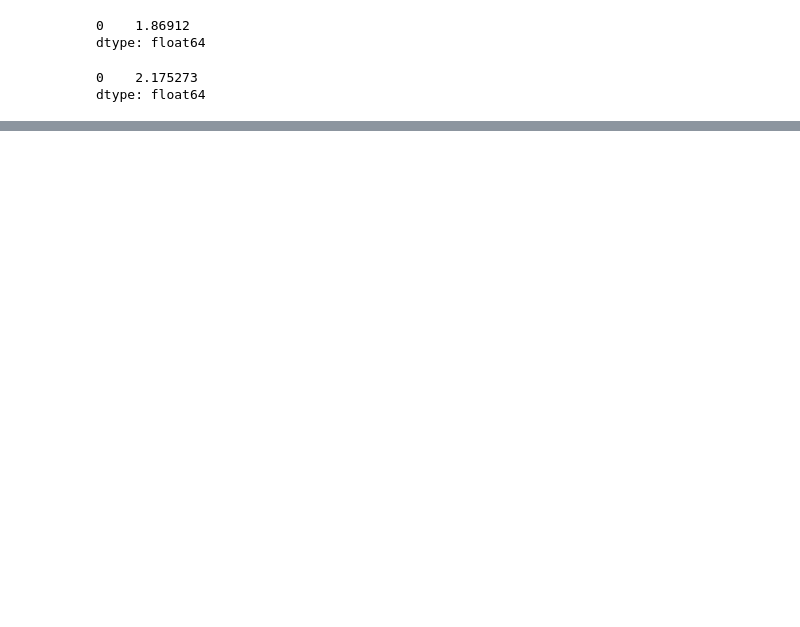
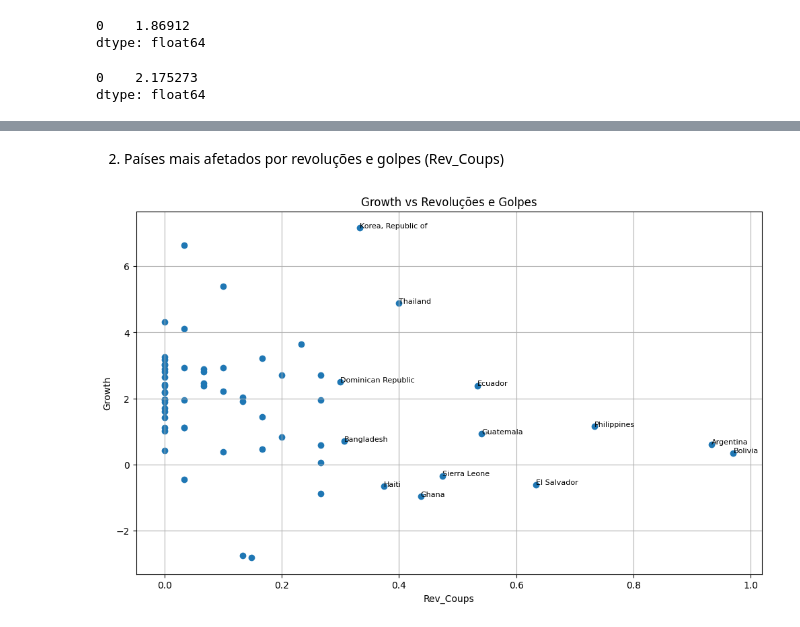
Before and after one commit to batgirlsupimpa/UFSC, a Jupyter notebook: TRABALHO_ECONOMETRIA_GVM.ipynb, the cells around one changed output, grey strips where cells are left out. Saved outputs shown, nothing was run; the diff lists cells and outputs as text; code cells hidden in the pictures; blank space fills up the shorter version.

```diff
--- a/TRABALHO_ECONOMETRIA_GVM.ipynb
+++ b/TRABALHO_ECONOMETRIA_GVM.ipynb
@@ -457,0 +563,30 @@ dtype: float64
+# %% [markdown]
+2. Países mais afetados por revoluções e golpes (Rev_Coups)
+# %%
+plt.figure(figsize=(12,7))
+
+plt.scatter(
+    df2["rev_coups"],
+    df2["growth"]
+)
+
+for i,row in df2.iterrows():
+
+    if row["rev_coups"] > 0.30:
+
+        plt.text(
+            row["rev_coups"],
+            row["growth"],
+            row["country_name"],
+            fontsize=8
+        )
+
+plt.xlabel("Rev_Coups")
+plt.ylabel("Growth")
+plt.title("Growth vs Revoluções e Golpes")
+
+plt.grid(True)
+
+plt.show()
+# %% [output]
+[figure, added]
```
Also changed, not shown: parts of 15 cells of this notebook.
